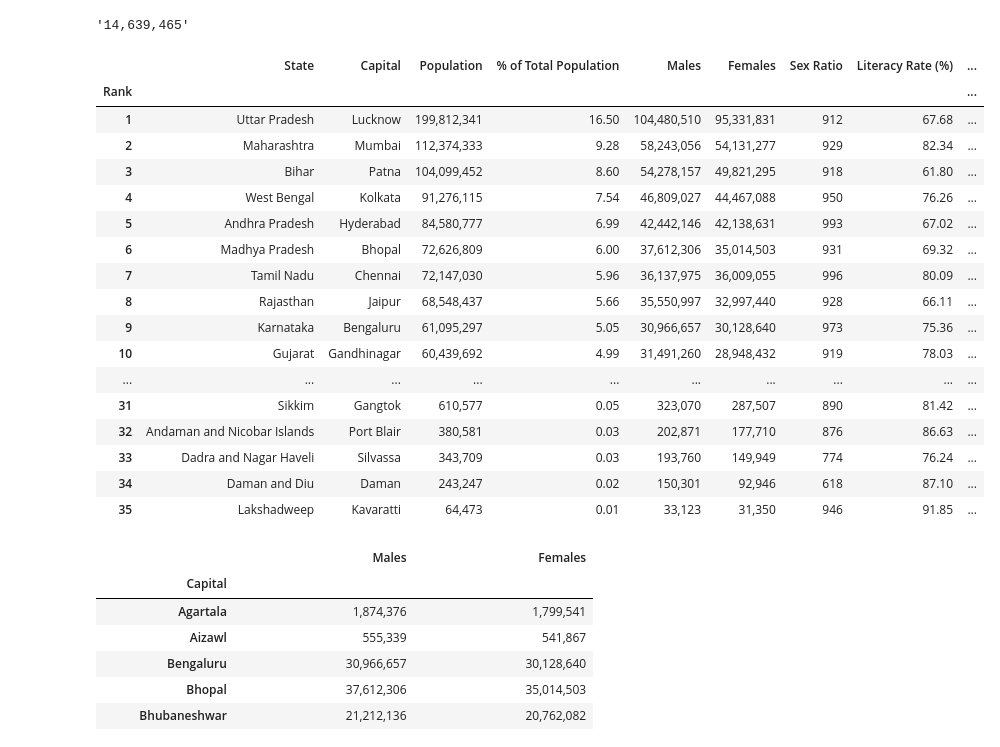
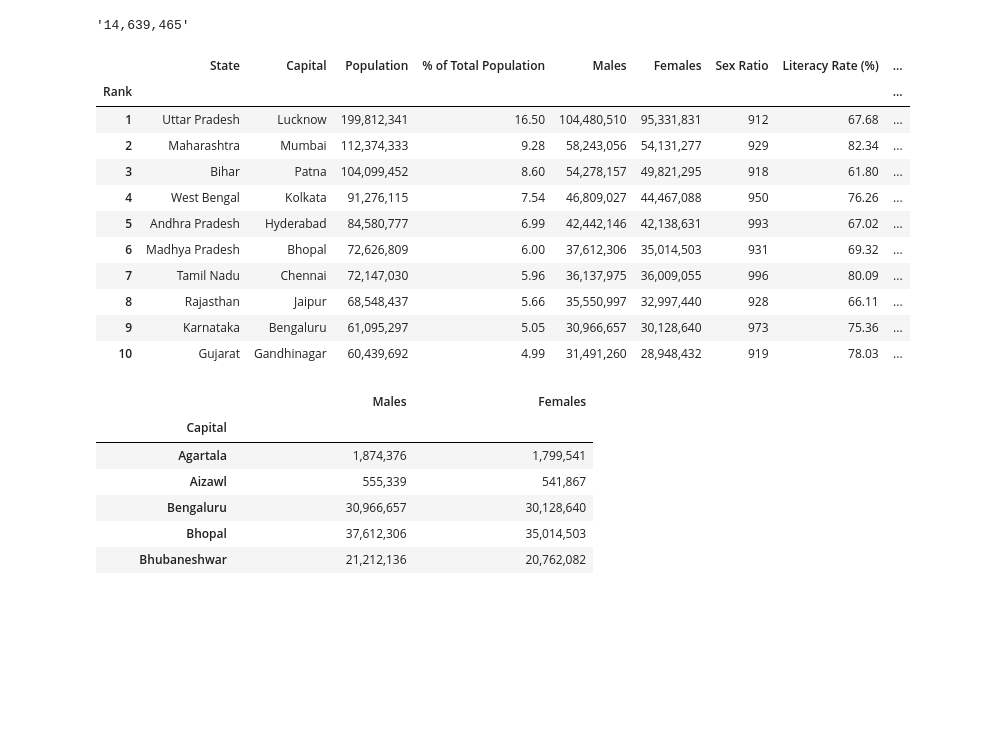
Before and after one commit to PurityKM/python-learn, a Jupyter notebook: india_population.ipynb, the cells around one changed output. Drawn from its saved outputs; the diff is of its cells as text; code cells hidden in the pictures; blank space fills up the shorter version.

```diff
--- a/india_population.ipynb
+++ b/india_population.ipynb
@@ -121,26 +121,20 @@ population[population.State == 'Punjab']['Males'].sum()
 '14,639,465'
 # %%
 # set index column
-population.set_index('Rank')
+population.set_index('Rank').head(10)
 # %% [output]
 |  | State | Capital | Population | % of Total Population | Males | Females | Sex Ratio | Literacy Rate (%) | ... |
 | Rank |  |  |  |  |  |  |  |  | ... |
 | 1 | Uttar Pradesh | Lucknow | 199,812,341 | 16.50 | 104,480,510 | 95,331,831 | 912 | 67.68 | ... |
 | 2 | Maharashtra | Mumbai | 112,374,333 | 9.28 | 58,243,056 | 54,131,277 | 929 | 82.34 | ... |
 | 3 | Bihar | Patna | 104,099,452 | 8.60 | 54,278,157 | 49,821,295 | 918 | 61.80 | ... |
 | 4 | West Bengal | Kolkata | 91,276,115 | 7.54 | 46,809,027 | 44,467,088 | 950 | 76.26 | ... |
 | 5 | Andhra Pradesh | Hyderabad | 84,580,777 | 6.99 | 42,442,146 | 42,138,631 | 993 | 67.02 | ... |
 | 6 | Madhya Pradesh | Bhopal | 72,626,809 | 6.00 | 37,612,306 | 35,014,503 | 931 | 69.32 | ... |
 | 7 | Tamil Nadu | Chennai | 72,147,030 | 5.96 | 36,137,975 | 36,009,055 | 996 | 80.09 | ... |
 | 8 | Rajasthan | Jaipur | 68,548,437 | 5.66 | 35,550,997 | 32,997,440 | 928 | 66.11 | ... |
 | 9 | Karnataka | Bengaluru | 61,095,297 | 5.05 | 30,966,657 | 30,128,640 | 973 | 75.36 | ... |
 | 10 | Gujarat | Gandhinagar | 60,439,692 | 4.99 | 31,491,260 | 28,948,432 | 919 | 78.03 | ... |
-| ... | ... | ... | ... | ... | ... | ... | ... | ... | ... |
-| 31 | Sikkim | Gangtok | 610,577 | 0.05 | 323,070 | 287,507 | 890 | 81.42 | ... |
-| 32 | Andaman and Nicobar Islands | Port Blair | 380,581 | 0.03 | 202,871 | 177,710 | 876 | 86.63 | ... |
-| 33 | Dadra and Nagar Haveli | Silvassa | 343,709 | 0.03 | 193,760 | 149,949 | 774 | 76.24 | ... |
-| 34 | Daman and Diu | Daman | 243,247 | 0.02 | 150,301 | 92,946 | 618 | 87.10 | ... |
-| 35 | Lakshadweep | Kavaratti | 64,473 | 0.01 | 33,123 | 31,350 | 946 | 91.85 | ... |
 # %%
 population.groupby('Capital')[['Males', 'Females']].sum()
 # %% [output]
```
Also changed, not shown: parts of 2 cells of this notebook.
